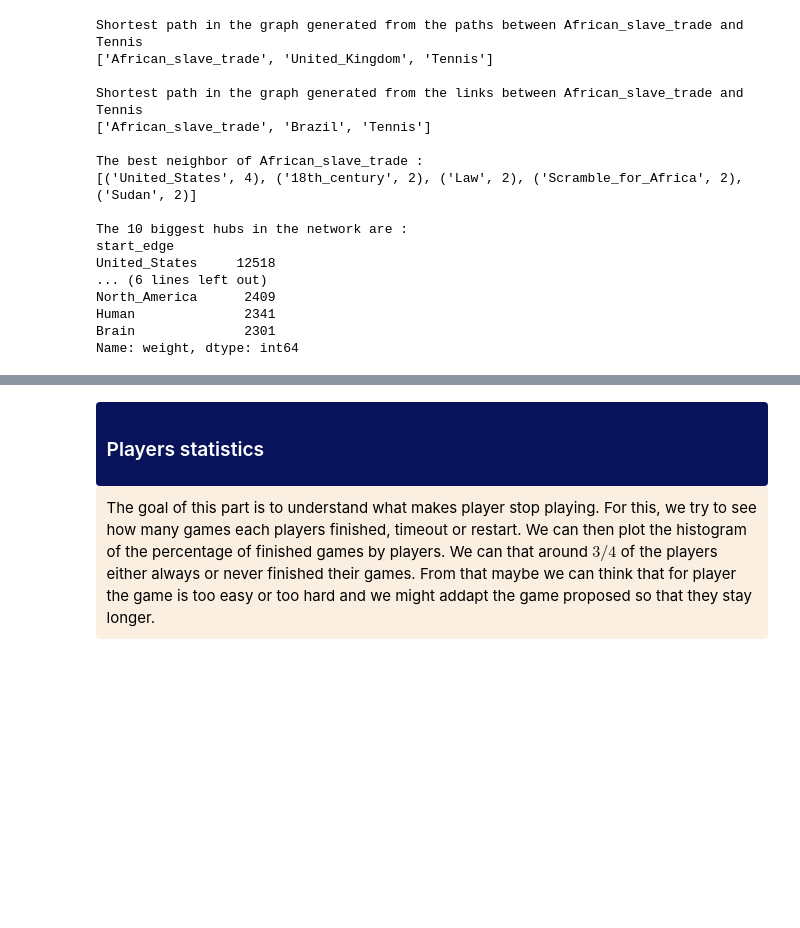
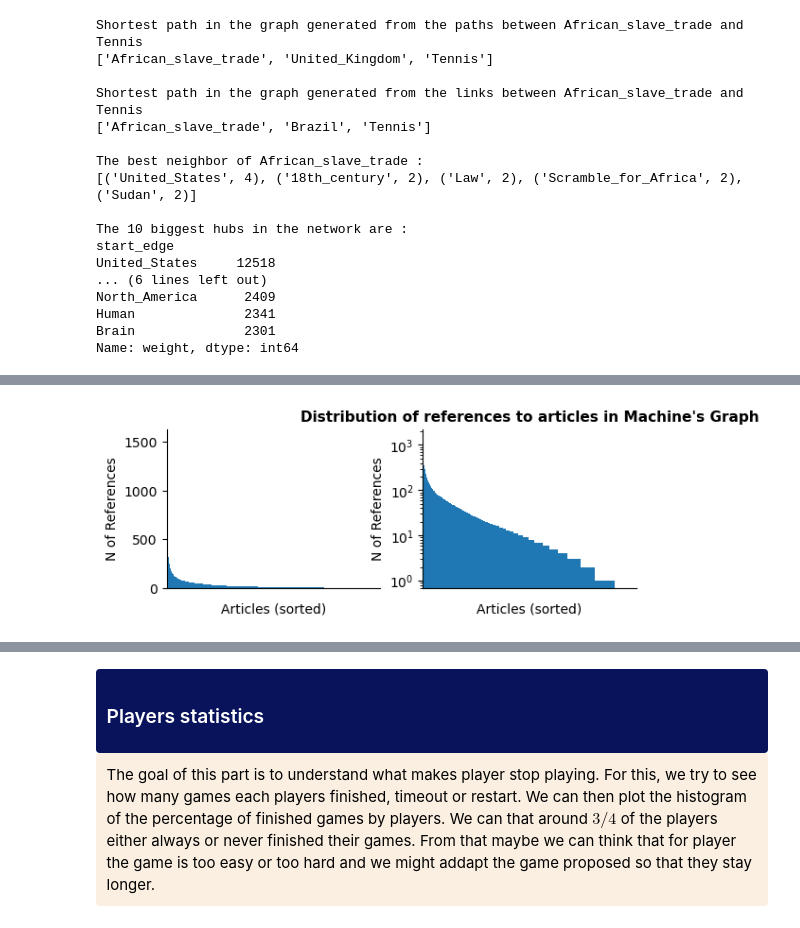
Before and after one commit to epfl-ada/ada-2022-project-7yobananaboy7, a Jupyter notebook: main.ipynb, the cells around one changed output, grey strips where cells are left out. Drawn from its saved outputs; the diff is of its cells as text; code cells hidden in the pictures; blank space fills up the shorter version.

Commit message:
Graph in degree analysis

```diff
--- a/main.ipynb
+++ b/main.ipynb
@@ -467,0 +475,30 @@ Name: weight, dtype: int64
+# %%
+#Distribution of in degrees (number of links pointing to each article)
+df_ref_machine=pd.DataFrame(G_links.in_degree, columns=['Article','References'])
+df_ref_machine=df_ref_machine.sort_values(by = 'References',ascending = False)
+
+fig = plt.figure()
+ax1 = fig.add_subplot(2,2,1)
+ax2 = fig.add_subplot(2,2,2)
+
+g=df_ref_machine.plot(ax = ax1,y='References', kind='bar', legend=False, width=1,logy=False)
+g.set(ylabel='N of References')
+g.set(xlabel='Articles (sorted)')
+g.set(xticklabels=[])
+g.tick_params(bottom=False);
+g.spines['right'].set_visible(False)
+g.spines['top'].set_visible(False)
+
+g1=df_ref_machine.plot(ax = ax2, y='References', kind='bar', legend=False, width=1,logy=True)
+g1.set(ylabel='N of References')
+g1.set(xlabel='Articles (sorted)')
+g1.set(xticklabels=[])
+g1.tick_params(bottom=False);
+g1.spines['right'].set_visible(False)
+g1.spines['top'].set_visible(False)
+
+plt.title('Distribution of references to articles in Machine\'s Graph',
+                fontsize = 11, fontweight ='bold')
+plt.show()
+# %% [output]
+[figure, added]
```
Also changed, not shown: parts of 5 cells of this notebook.
